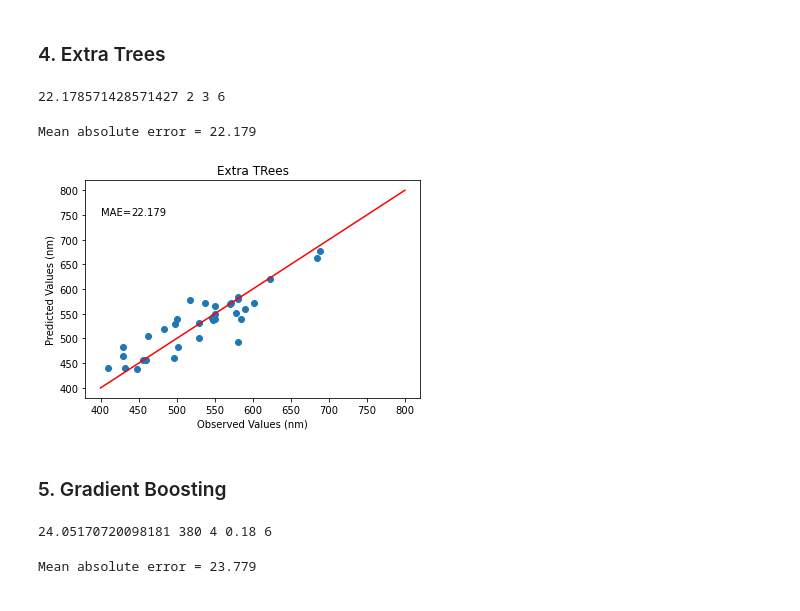
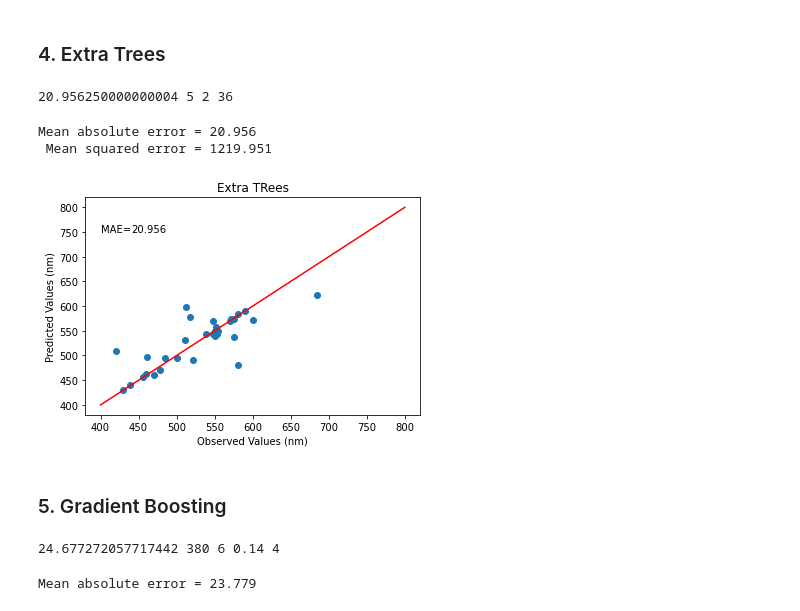
Before and after one commit to Health-Universe/Indium-Phosphide, a Jupyter notebook: notebook/2. model hao abs.ipynb, the cells around one changed output. Saved outputs shown, nothing was run; the diff lists cells and outputs as text; code cells hidden in the pictures.

```diff
--- a/notebook/2. model hao abs.ipynb
+++ b/notebook/2. model hao abs.ipynb
@@ -275,8 +273,8 @@ print(min_mae, min_i, min_j, min_k)
 
 min_mae = 99999
 min_i, min_j, min_k = 0, 0, 0
-for i in tqdm(range(1, 21)):
-    for j in range(1, 21):
+for i in tqdm(range(1, 25)):
+    for j in range(1, 25):
         for k in range(2, 50, 2):
             ET_regr = ExtraTreesRegressor(n_estimators=i,
                                             max_features=j,
@@ -294,29 +292,31 @@ for i in tqdm(range(1, 21)):
 
 print(min_mae, min_i, min_j, min_k)
 # %% [output]
-22.178571428571427 2 3 6
+20.956250000000004 5 2 36
 # %%
-ET_regr = ExtraTreesRegressor(n_estimators=2, max_features=3, random_state=6)
+ET_regr = ExtraTreesRegressor(n_estimators=5, max_features=2, random_state=36)
 
 ET_regr.fit(X_train, np.ravel(Y_train))
 
 ET_Y_pred = ET_regr.predict(X_test)
 
 ET_mae = mean_absolute_error(Y_test, ET_Y_pred)
-print("Mean absolute error =", round(ET_mae,3))
+ET_mse = mean_squared_error(Y_test, ET_Y_pred)
+print("Mean absolute error =", round(ET_mae,3),'\n',"Mean squared error =", round(ET_mse,3))
 
 plt.figure()
 plt.title("Extra TRees")
 plt.plot(Y_test, ET_Y_pred, 'o')
 plt.xlabel('Observed Values (nm)')
 plt.ylabel('Predicted Values (nm)')
 plt.plot([400,800],[400,800], color = 'r')
 plt.text(400, 750, 'MAE=' , fontdict=None)
 plt.text(440, 750, round(ET_mae,3) , fontdict=None)
 plt.show()
 # %% [output]
-Mean absolute error = 22.179
+Mean absolute error = 20.956
+ Mean squared error = 1219.951
-[figure, old version]
+[figure, new version]
 # %% [markdown]
 ### 5. Gradient Boosting
 # %%
@@ -324,7 +324,7 @@ min_mae = 999
 min_i, min_j, min_k, min_l = 0, 0, 0.0, 0
 for i in tqdm(range(300, 390, 10)):
     for j in range(2, 20, 2):
-        for k in np.arange(0.04, 0.22, 0.02):
+        for k in np.arange(0.06, 0.22, 0.02):
             for l in range(2, 14, 2):
                 GB_regr = GradientBoostingRegressor(n_estimators=i, max_depth=j, learning_rate=k, random_state=l)
                 GB_regr.fit(X_train, np.ravel(Y_train))
@@ -340,7 +340,7 @@ for i in tqdm(range(300, 390, 10)):
 
 print(min_mae, min_i, min_j, min_k, min_l)
 # %% [output]
-24.05170720098181 380 4 0.18 6
+24.677272057717442 380 6 0.14 4
 # %%
 GB_regr = GradientBoostingRegressor(n_estimators=380, max_depth=4, learning_rate=0.18, random_state=6)
 
```
Also changed, not shown: parts of 9 cells of this notebook, 15 other files.
